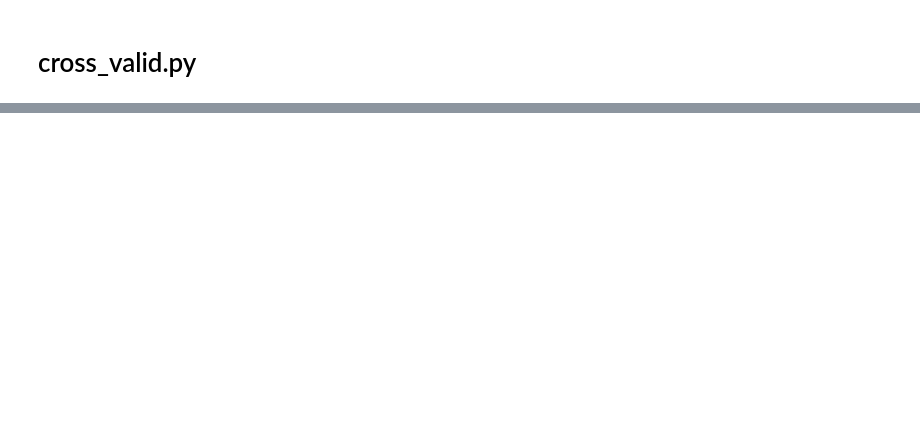
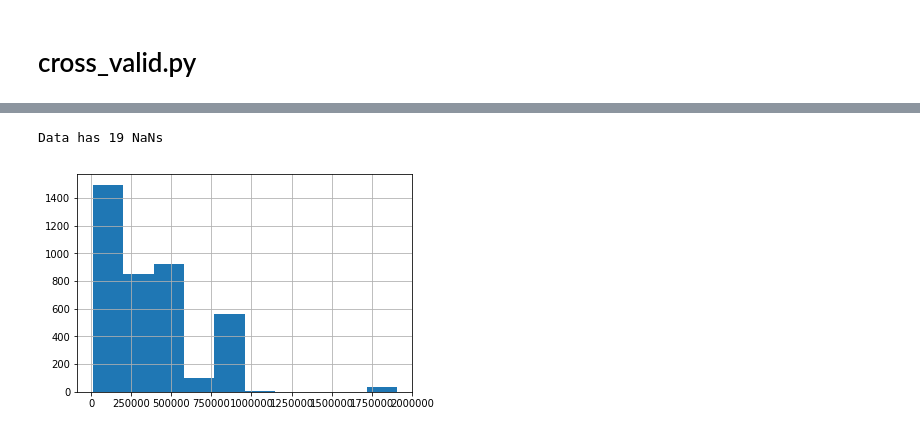
Before and after one commit to LauraElan/Computer_Security_Project, a Jupyter notebook: jupyter.ipynb, the cells around one changed output, grey strips where cells are left out. Drawn from its saved outputs; the diff is of its cells as text; code cells hidden in the pictures; blank space fills up the shorter version.

```diff
--- a/jupyter.ipynb
+++ b/jupyter.ipynb
@@ -42,0 +153,13 @@ def hello():
+# %%
+
+def countNan(series):
+    c=0
+    for val in series:
+        if str(val) == 'nan':
+            c+=1
+    return c
+train.Census_SystemVolumeTotalCapacity.hist()
+print("Data has "+str(countNan(train.Census_SystemVolumeTotalCapacity))+" NaNs")
+# %% [output]
+Data has 19 NaNs
+[figure, added]
```
Also changed, not shown: parts of 104 cells of this notebook, 1 other file.
